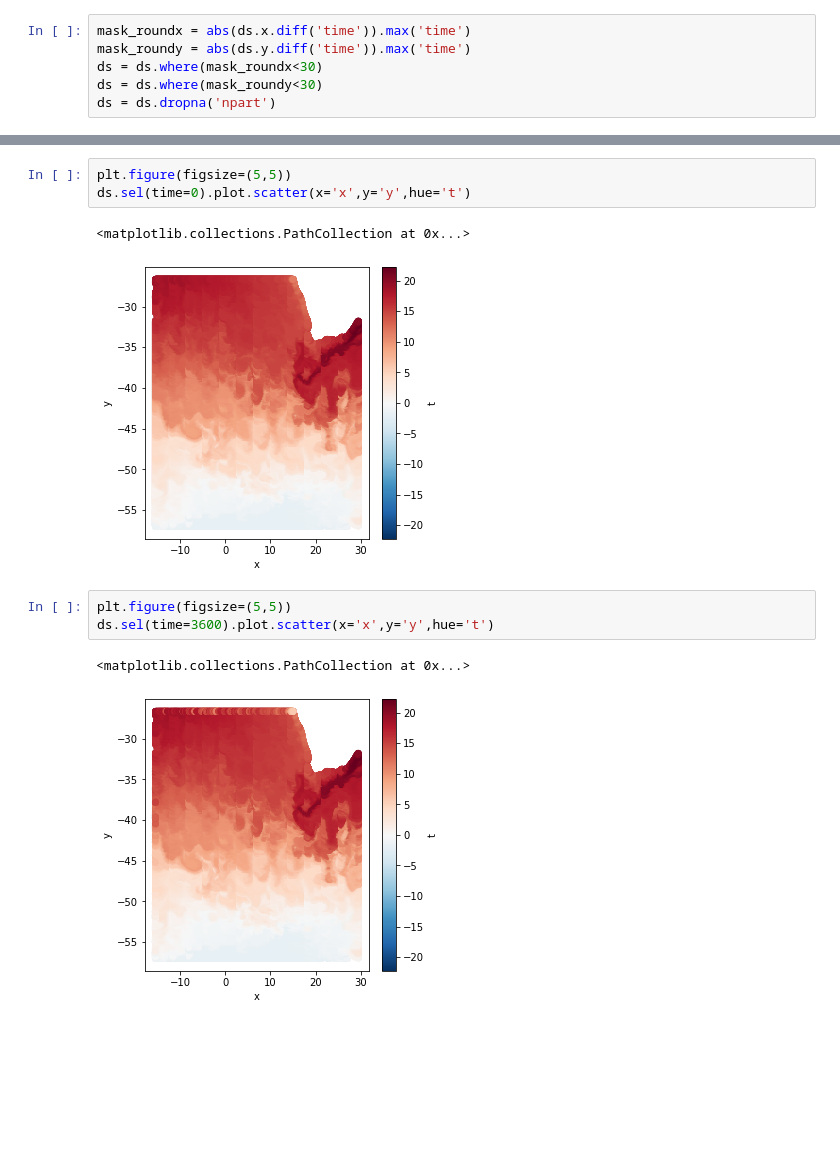
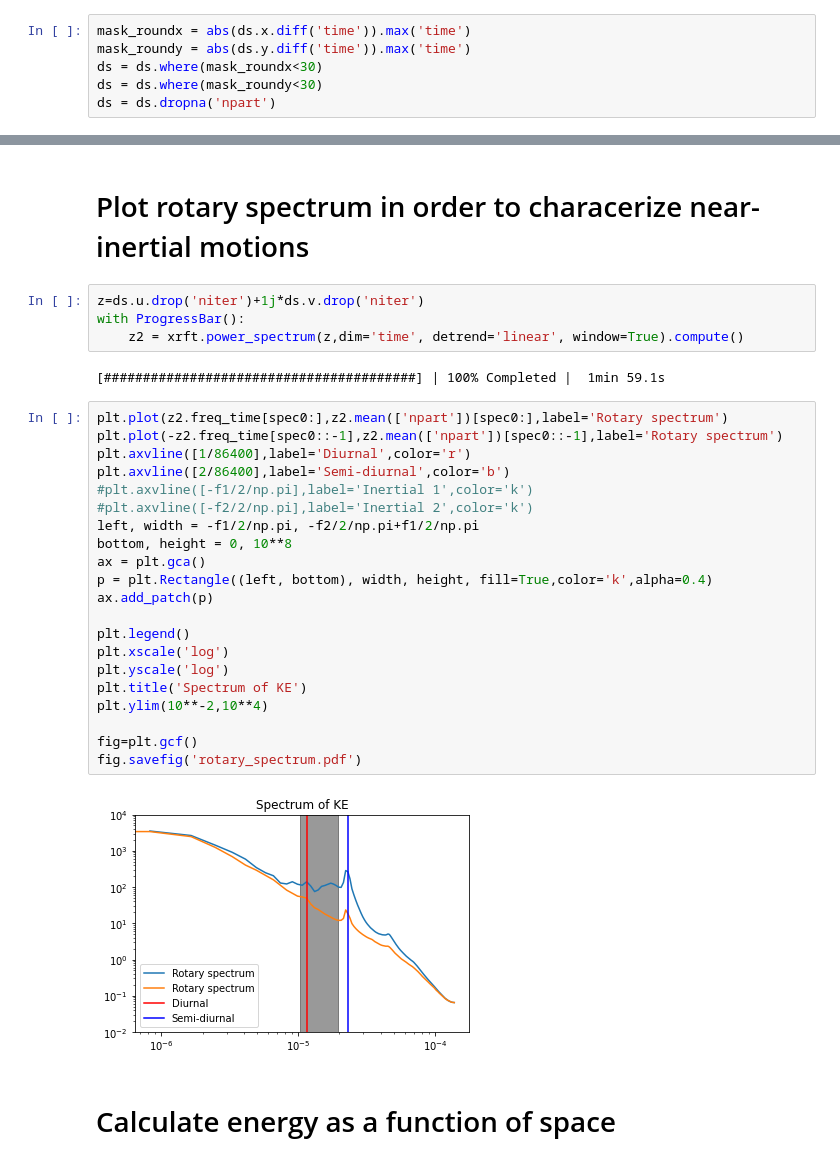
Before and after one commit to cspencerjones/separating-balanced, a Jupyter notebook: python/plot_output.ipynb, the cells around one changed output, grey strips where cells are left out. Saved outputs shown, nothing was run; the diff lists cells and outputs as text; blank space fills up the shorter version.

```diff
--- a/python/plot_output.ipynb
+++ b/python/plot_output.ipynb
@@ -88,12 +100,33 @@ ds.sel(time=0).plot.scatter(x='x',y='y',hue='u')
-# %%
-plt.figure(figsize=(5,5))
-ds.sel(time=0).plot.scatter(x='x',y='y',hue='t')
-# %% [output]
-<matplotlib.collections.PathCollection at 0x...>
-[figure, removed]
-# %%
-plt.figure(figsize=(5,5))
-ds.sel(time=3600).plot.scatter(x='x',y='y',hue='t')
-# %% [output]
-<matplotlib.collections.PathCollection at 0x...>
-[figure, removed]
+# %% [markdown]
+# Plot rotary spectrum in order to characerize near-inertial motions
+# %%
+z=ds.u.drop('niter')+1j*ds.v.drop('niter')
+with ProgressBar():
+    z2 = xrft.power_spectrum(z,dim='time', detrend='linear', window=True).compute()
+# %% [output]
+[########################################] | 100% Completed |  1min 59.1s
+# %%
+plt.plot(z2.freq_time[spec0:],z2.mean(['npart'])[spec0:],label='Rotary spectrum')
+plt.plot(-z2.freq_time[spec0::-1],z2.mean(['npart'])[spec0::-1],label='Rotary spectrum')
+plt.axvline([1/86400],label='Diurnal',color='r')
+plt.axvline([2/86400],label='Semi-diurnal',color='b')
+#plt.axvline([-f1/2/np.pi],label='Inertial 1',color='k')
+#plt.axvline([-f2/2/np.pi],label='Inertial 2',color='k')
+left, width = -f1/2/np.pi, -f2/2/np.pi+f1/2/np.pi
+bottom, height = 0, 10**8
+ax = plt.gca()
+p = plt.Rectangle((left, bottom), width, height, fill=True,color='k',alpha=0.4)
+ax.add_patch(p)
+
+plt.legend()
+plt.xscale('log')
+plt.yscale('log')
+plt.title('Spectrum of KE')
+plt.ylim(10**-2,10**4)
+
+fig=plt.gcf()
+fig.savefig('rotary_spectrum.pdf')
+# %% [output]
+[figure, added]
+# %% [markdown]
+# Calculate energy as a function of space
```
Also changed, not shown: parts of 29 cells of this notebook.
